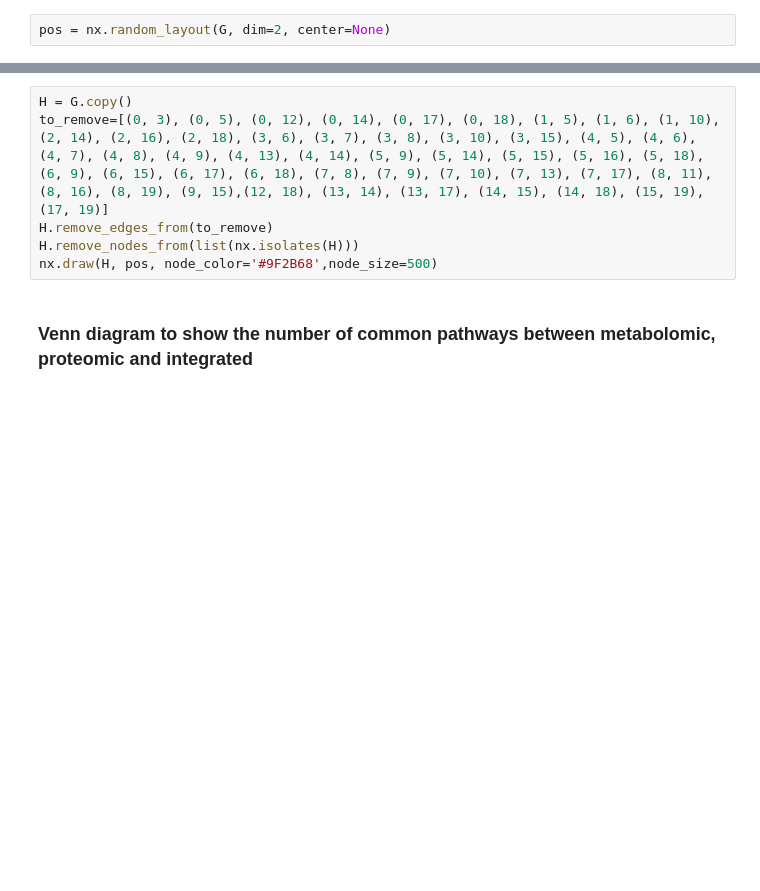
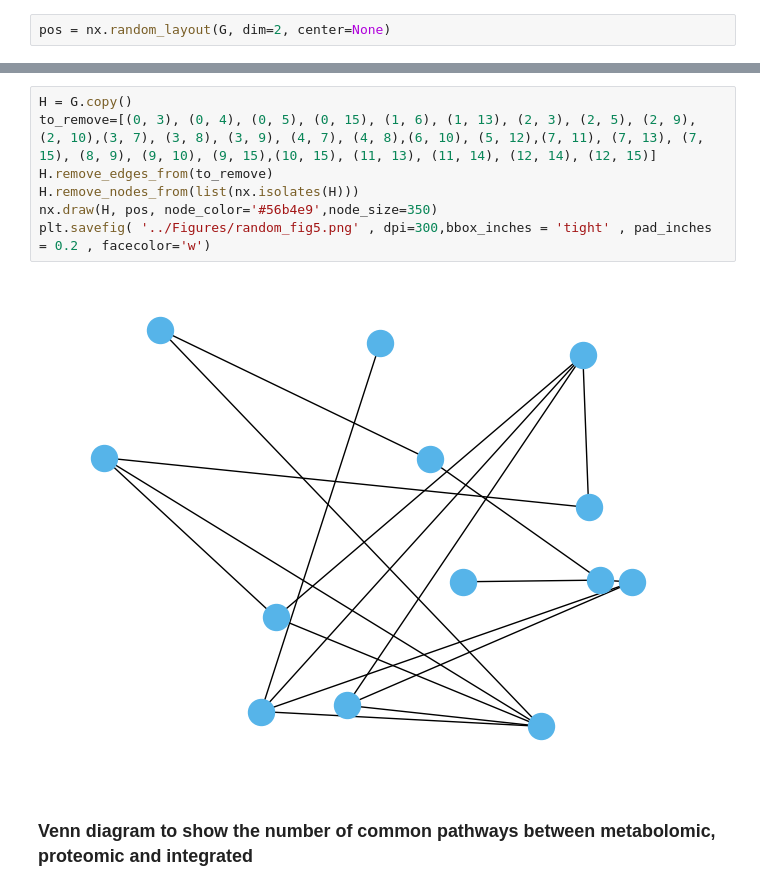
Before and after one commit to j-keung/multiomics-pathway-analysis, a Jupyter notebook: other_scripts/extra_figures.ipynb, the cells around one changed output, grey strips where cells are left out. Drawn from its saved outputs; the diff is of its cells as text; blank space fills up the shorter version.

```diff
--- a/other_scripts/extra_figures.ipynb
+++ b/other_scripts/extra_figures.ipynb
@@ -468,9 +479,12 @@ G.edges()
 # %%
 H = G.copy()
-to_remove=[(0, 3), (0, 5), (0, 12), (0, 14), (0, 17), (0, 18), (1, 5), (1, 6), (1, 10), (2, 14), (2, 16), (2, 18), (3, 6), (3, 7), (3, 8), (3, 10), (3, 15), (4, 5), (4, 6), (4, 7), (4, 8), (4, 9), (4, 13), (4, 14), (5, 9), (5, 14), (5, 15), (5, 16), (5, 18), (6, 9), (6, 15), (6, 17), (6, 18), (7, 8), (7, 9), (7, 10), (7, 13), (7, 17), (8, 11), (8, 16), (8, 19), (9, 15),(12, 18), (13, 14), (13, 17), (14, 15), (14, 18), (15, 19), (17, 19)]
+to_remove=[(0, 3), (0, 4), (0, 5), (0, 15), (1, 6), (1, 13), (2, 3), (2, 5), (2, 9), (2, 10),(3, 7), (3, 8), (3, 9), (4, 7), (4, 8),(6, 10), (5, 12),(7, 11), (7, 13), (7, 15), (8, 9), (9, 10), (9, 15),(10, 15), (11, 13), (11, 14), (12, 14), (12, 15)]
 H.remove_edges_from(to_remove)
 H.remove_nodes_from(list(nx.isolates(H)))
-nx.draw(H, pos, node_color='#9F2B68',node_size=500)
+nx.draw(H, pos, node_color='#56b4e9',node_size=350)
+plt.savefig( '../Figures/random_fig5.png' , dpi=300,bbox_inches = 'tight' , pad_inches = 0.2 , facecolor='w')
+# %% [output]
+[figure, added]
 # %% [markdown]
 ### Venn diagram to show the number of common pathways between metabolomic, proteomic and integrated
 # %%
```
Also changed, not shown: parts of 10 cells of this notebook, 3 other files.
